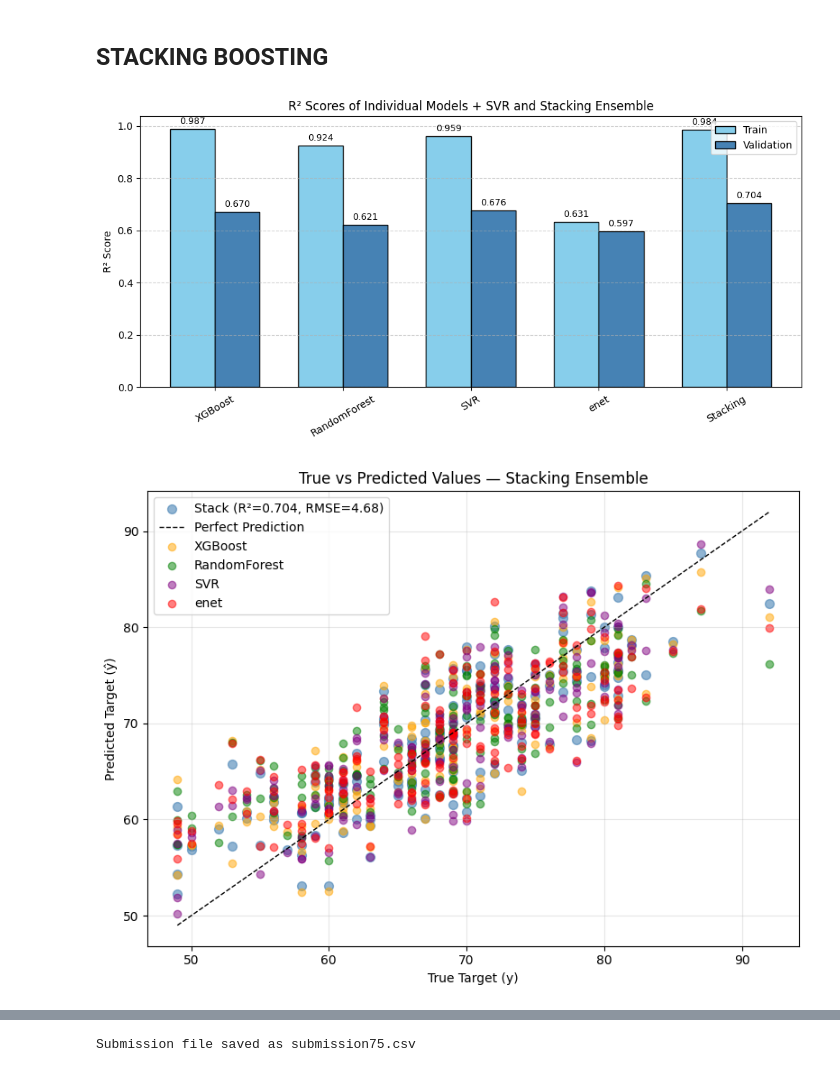
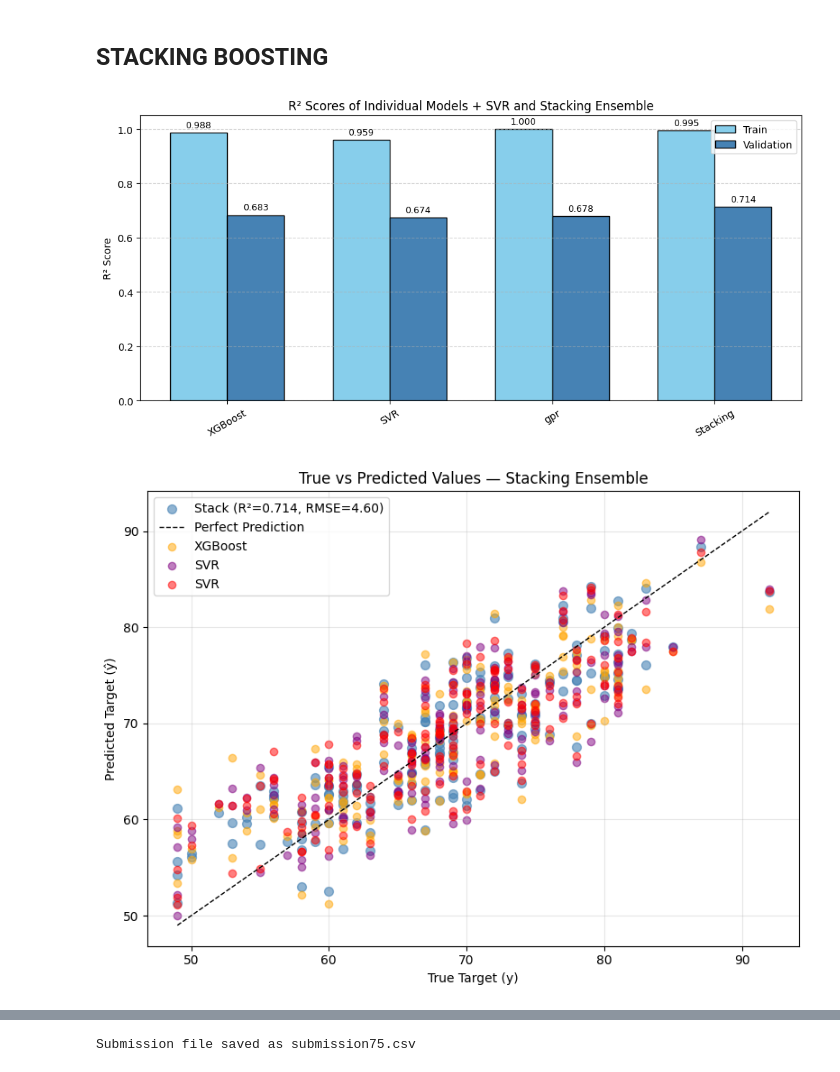
Before and after one commit to lambione/ETH-KAGGLE-COMPETITIONS-AML, a Jupyter notebook: PROJECT_1/mri_detection.ipynb, the cells around one changed output, grey strips where cells are left out. Saved outputs shown, nothing was run; the diff lists cells and outputs as text; code cells hidden in the pictures.

```diff
--- a/PROJECT_1/mri_detection.ipynb
+++ b/PROJECT_1/mri_detection.ipynb
@@ -468,7 +468,7 @@ mi_sorted = mi_scores_series.sort_values(ascending=False)
 
 top_features_mi = mi_sorted.index[:100]
 
-top_features_30 = mi_sorted.index[:50]
+top_features_30 = mi_sorted.index[:70]
 
 top_features_60 = mi_sorted.index[50:80]
 
@@ -501,7 +501,7 @@ f_scores_series = pd.Series(f_scores, index=X_imp_train.columns)
 f_sorted = f_scores_series.sort_values(ascending=False)
 
 # Select top k linear features (e.g., top 50)
-top_features_linear = f_sorted.index[:70]
+top_features_linear = f_sorted.index[:90]
 
 print("Top linear features by F-score:")
 print(top_features_linear)
@@ -666,8 +665,8 @@ from sklearn.linear_model import RidgeCV, Lasso
 from sklearn.linear_model import LinearRegression
 from sklearn.gaussian_process import GaussianProcessRegressor
 from sklearn.gaussian_process.kernels import RBF, ConstantKernel as C, WhiteKernel
-from sklearn.linear_model import HuberRegressor
-from sklearn.linear_model import ElasticNetCV
+from sklearn.gaussian_process import GaussianProcessRegressor
+from sklearn.gaussian_process.kernels import RBF, WhiteKernel
 
 y_train = np.ravel(y_train)
 y_val = np.ravel(y_val)
@@ -677,7 +676,7 @@ xgb = XGBRegressor(
     n_estimators=1200,
     learning_rate=0.03,
     max_depth=3,
-    subsample=0.65,
+    subsample=0.68,
     colsample_bytree=0.7,
     reg_alpha=0.7,
     reg_lambda=2.0,
@@ -686,16 +685,16 @@ xgb = XGBRegressor(
     verbosity=0
 )
 
-rf = RandomForestRegressor(
-    n_estimators=800,
-    max_depth=None,
-    min_samples_split=4,
-    min_samples_leaf=2,
-    max_features='sqrt',
-    bootstrap=True,
-    n_jobs=-1,
-    random_state=42
-)
+# rf = RandomForestRegressor(
+#     n_estimators=800,
+#     max_depth=None,
+#     min_samples_split=4,
+#     min_samples_leaf=2,
+#     max_features='sqrt',
+#     bootstrap=True,
+#     n_jobs=-1,
+#     random_state=42
+# )
 
 svr = Pipeline([
     ('scaler', StandardScaler()),
@@ -707,22 +706,24 @@ svr = Pipeline([
 #     ('knn', KNeighborsRegressor(n_neighbors=7, weights='distance'))
 # ])
 
-enet = Pipeline([
-    ('scaler', StandardScaler()),
-    ('enet', ElasticNetCV(
-        l1_ratio=[0.1,0.3,0.5,0.7,0.9],
-        alphas=np.logspace(-4, 1, 30),
-        cv=5,
-        max_iter=5000,
+
+# --- Build pipeline ---
+gpr = Pipeline([
+    ('scaler', StandardScaler()),                     # Scale features
+    ('gpr', GaussianProcessRegressor(
+        kernel=0.7 * RBF(length_scale=1.5, length_scale_bounds=(0.1, 10.0)),
+        n_restarts_optimizer=2,
+        alpha=1e-2,                                          # restarts for better hyperparameters
+        normalize_y=True,                           # normalize target
         random_state=42
     ))
 ])
 
 estimators = [
     ('xgb', xgb),
-    ('rf', rf),
+    # ('rf', rf),
     ('svr', svr),
-    ('enet', enet),
+    ('gpr', gpr),
 ]
 
 stack_model = StackingRegressor(
@@ -734,9 +735,9 @@ stack_model = StackingRegressor(
 
 models = [
     ('XGBoost', xgb),
-    ('RandomForest', rf),
+    # ('RandomForest', rf),
     ('SVR', svr),
-    ('enet', enet),
+    ('gpr', gpr),
     ('Stacking', stack_model)
 ]
 
@@ -752,34 +753,34 @@ for name, model in models:
     r2_train_list.append(r2_score(y_train, y_pred_train))
     r2_val_list.append(r2_score(y_val, y_pred_val))
 
     predictions_val[name] = y_pred_val
 
 x = np.arange(len(models))
 width = 0.35
 fig, ax = plt.subplots(figsize=(10, 5))
 rects1 = ax.bar(x - width/2, r2_train_list, width, label='Train', color='skyblue', edgecolor='k')
 rects2 = ax.bar(x + width/2, r2_val_list, width, label='Validation', color='steelblue', edgecolor='k')
 
 ax.set_ylabel('R² Score')
 ax.set_xticks(x)
 ax.set_xticklabels([name for name, _ in models], rotation=30)
 ax.set_title('R² Scores of Individual Models + SVR and Stacking Ensemble')
 ax.legend()
 ax.grid(axis='y', linestyle='--', alpha=0.6)
 
 for rects in [rects1, rects2]:
     for rect in rects:
         height = rect.get_height()
         ax.annotate(f'{height:.3f}',
                     xy=(rect.get_x() + rect.get_width() / 2, height),
                     xytext=(0, 3),
                     textcoords="offset points",
                     ha='center', va='bottom', fontsize=9)
 
 plt.tight_layout()
 plt.show()
 # %% [output]
-[figure, old version]
+[figure, new version]
 # %%
 import matplotlib.pyplot as plt
 import numpy as np
@@ -797,9 +798,9 @@ max_val = max(y_val.max(), y_pred_stack.max())
 plt.plot([min_val, max_val], [min_val, max_val], 'k--', lw=1, label='Perfect Prediction')
 
 plt.scatter(y_val, predictions_val['XGBoost'], color='orange', alpha=0.5, label='XGBoost')
-plt.scatter(y_val, predictions_val['RandomForest'], color='green', alpha=0.5, label='RandomForest')
 plt.scatter(y_val, predictions_val['SVR'], color='purple', alpha=0.5, label='SVR')
-plt.scatter(y_val, predictions_val['enet'], color='red', alpha=0.5, label='enet')
+plt.scatter(y_val, predictions_val['gpr'], color='red', alpha=0.5, label='SVR')
+
 
 plt.xlabel('True Target (y)')
 plt.ylabel('Predicted Target (ŷ)')
@@ -809,7 +810,7 @@ plt.grid(alpha=0.3)
 plt.tight_layout()
 plt.show()
 # %% [output]
-[figure, old version]
+[figure, new version]
 # %%
 import numpy as np
 import matplotlib.pyplot as plt
```
Also changed, not shown: parts of 6 cells of this notebook.
